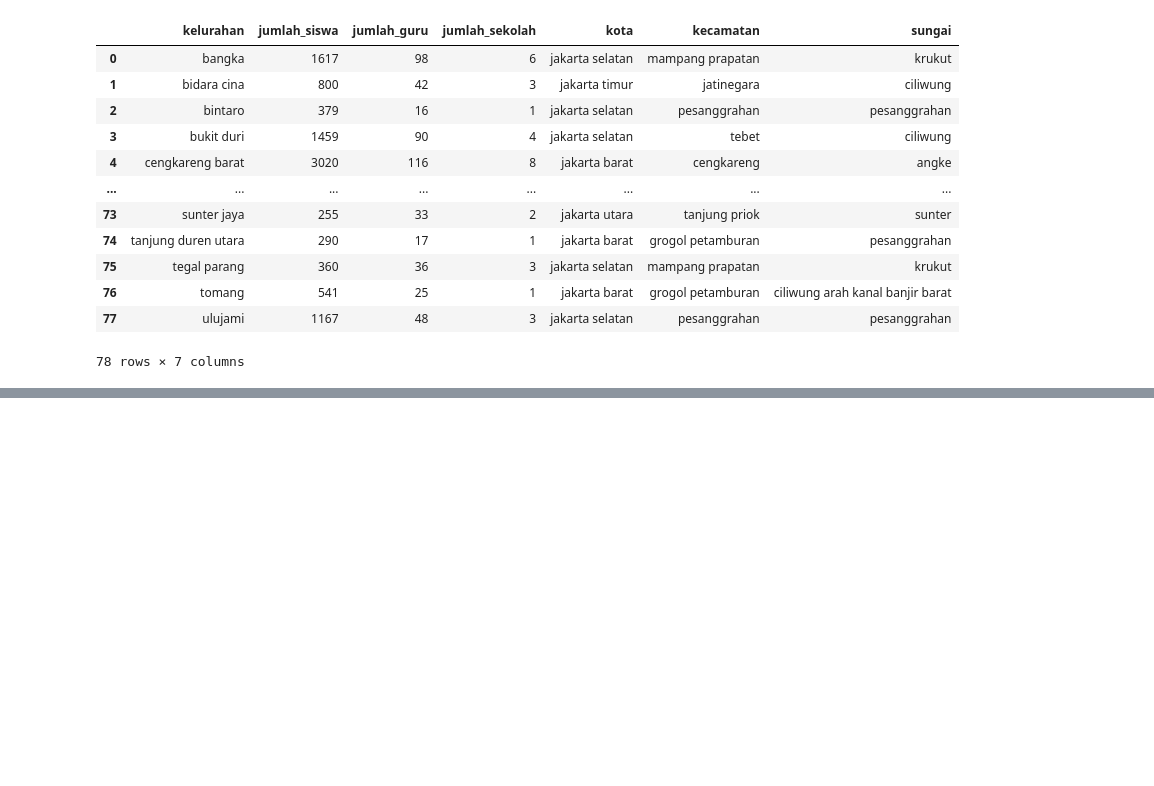
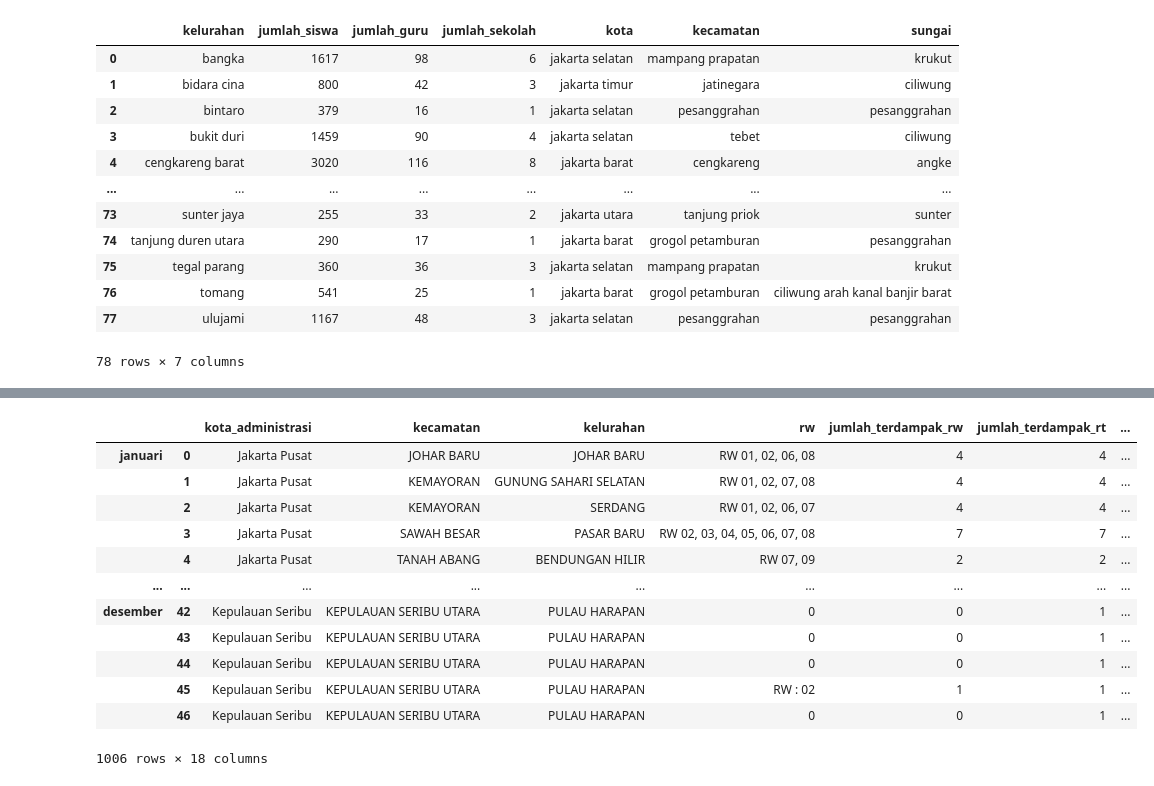
Before and after one commit to nurrizkyimani/flood-jsc-yli, a Jupyter notebook: jsc-data-analysis.ipynb, the cells around one changed output, grey strips where cells are left out. Saved outputs shown, nothing was run; the diff lists cells and outputs as text; code cells hidden in the pictures; blank space fills up the shorter version.

```diff
--- a/jsc-data-analysis.ipynb
+++ b/jsc-data-analysis.ipynb
@@ -1499,0 +1518,28 @@ data_sekolah_sungai
+# %%
+from collections import defaultdict
+
+all_data_kejadian_d = defaultdict()
+
+bulan = [ 'januari', 'februari', 'maret', 'april', 'mei', 'juni', 'juli','agustus', 'september', 'oktober', 'november', 'desember'  ]
+
+for month in bulan:
+    path = "dataset/data-kejadian-banjir/data-kejadian-bencana-banjir-di-provinsi-dki-jakarta-tahun-2020-bulan-{}.csv".format(month)
+    data_rekap = pd.read_csv(path)
+    all_data_kejadian_d[month] = data_rekap
+# %%
+all_data_kejadian = pd.concat(all_data_kejadian_d)
+all_data_kejadian
+# %% [output]
+|  |  | kota_administrasi | kecamatan | kelurahan | rw | jumlah_terdampak_rw | jumlah_terdampak_rt | ... |
+| januari | 0 | Jakarta Pusat | JOHAR BARU | JOHAR BARU | RW 01, 02, 06, 08 | 4 | 4 | ... |
+|  | 1 | Jakarta Pusat | KEMAYORAN | GUNUNG SAHARI SELATAN | RW 01, 02, 07, 08 | 4 | 4 | ... |
+|  | 2 | Jakarta Pusat | KEMAYORAN | SERDANG | RW 01, 02, 06, 07 | 4 | 4 | ... |
+|  | 3 | Jakarta Pusat | SAWAH BESAR | PASAR BARU | RW 02, 03, 04, 05, 06, 07, 08 | 7 | 7 | ... |
+|  | 4 | Jakarta Pusat | TANAH ABANG | BENDUNGAN HILIR | RW 07, 09 | 2 | 2 | ... |
+| ... | ... | ... | ... | ... | ... | ... | ... | ... |
+| desember | 42 | Kepulauan Seribu | KEPULAUAN SERIBU UTARA | PULAU HARAPAN | 0 | 0 | 1 | ... |
+|  | 43 | Kepulauan Seribu | KEPULAUAN SERIBU UTARA | PULAU HARAPAN | 0 | 0 | 1 | ... |
+|  | 44 | Kepulauan Seribu | KEPULAUAN SERIBU UTARA | PULAU HARAPAN | 0 | 0 | 1 | ... |
+|  | 45 | Kepulauan Seribu | KEPULAUAN SERIBU UTARA | PULAU HARAPAN | RW : 02 | 1 | 1 | ... |
+|  | 46 | Kepulauan Seribu | KEPULAUAN SERIBU UTARA | PULAU HARAPAN | 0 | 0 | 1 | ... |
+1006 rows × 18 columns
```
Also changed, not shown: parts of 43 cells of this notebook.
